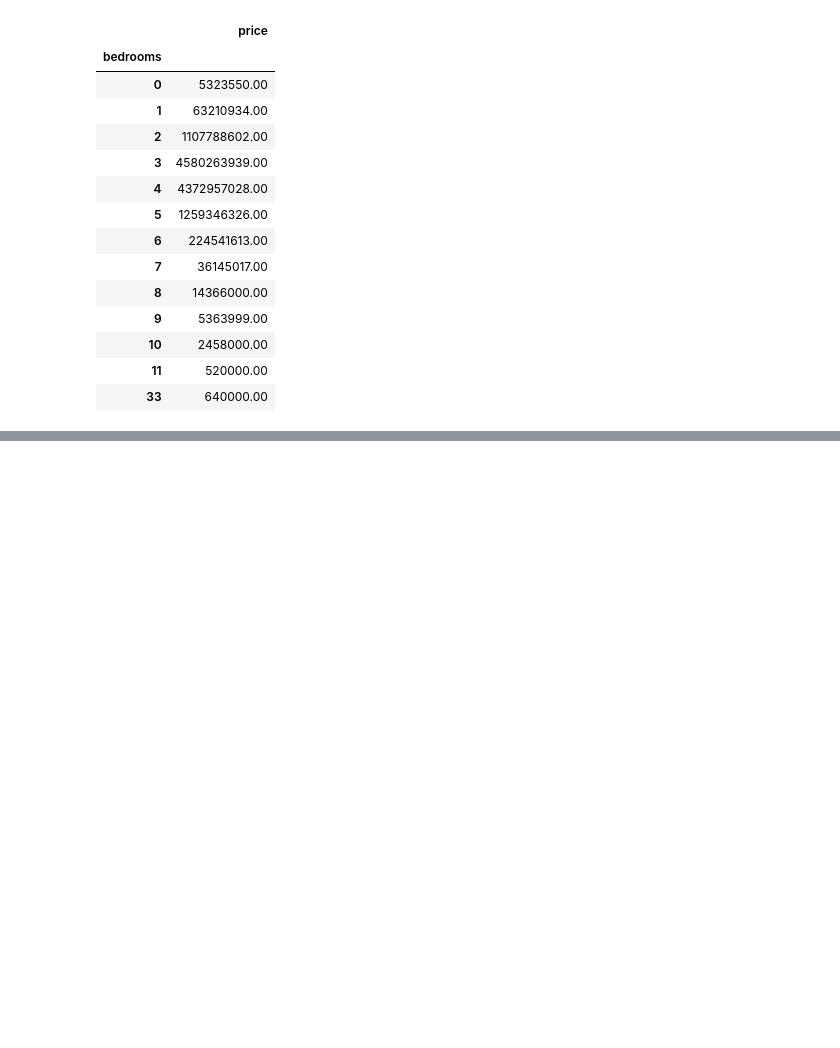
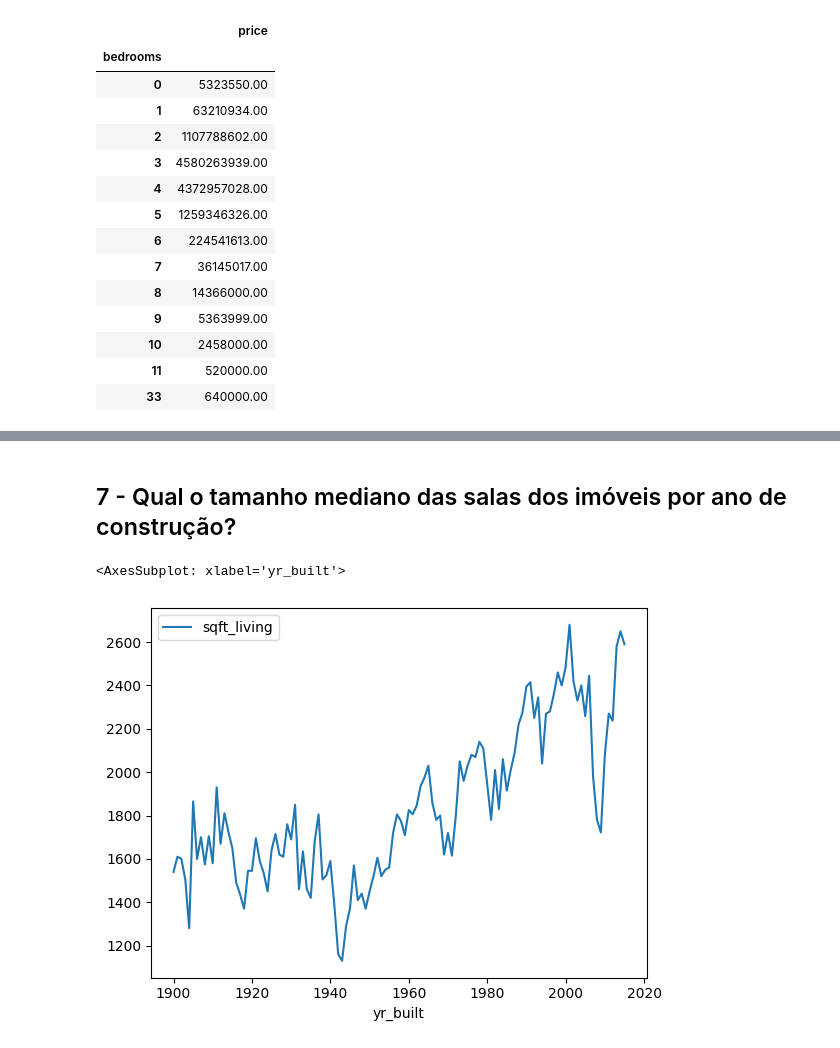
Before and after one commit to Reyso/lab_data_em_producao, a Jupyter notebook: perguntas_negocio_3.ipynb, the cells around one changed output, grey strips where cells are left out. Saved outputs shown, nothing was run; the diff lists cells and outputs as text; code cells hidden in the pictures; blank space fills up the shorter version.

```diff
--- a/perguntas_negocio_3.ipynb
+++ b/perguntas_negocio_3.ipynb
@@ -146,0 +214,7 @@ data[['bedrooms','price']].groupby('bedrooms').sum()
+# %% [markdown]
+## 7 - Qual o tamanho mediano das salas dos imóveis por ano de construção?
+# %%
+sns.lineplot(data[['sqft_living','yr_built']].groupby('yr_built').median())
+# %% [output]
+<AxesSubplot: xlabel='yr_built'>
+[figure, added]
```
Also changed, not shown: parts of 17 cells of this notebook.
